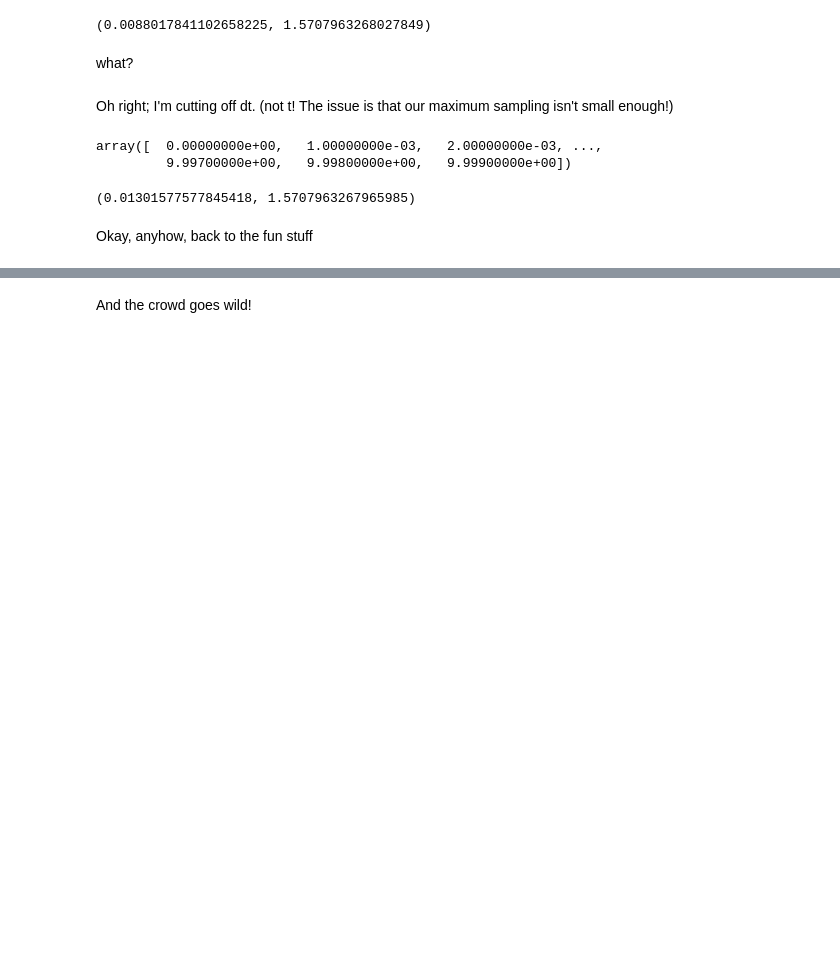
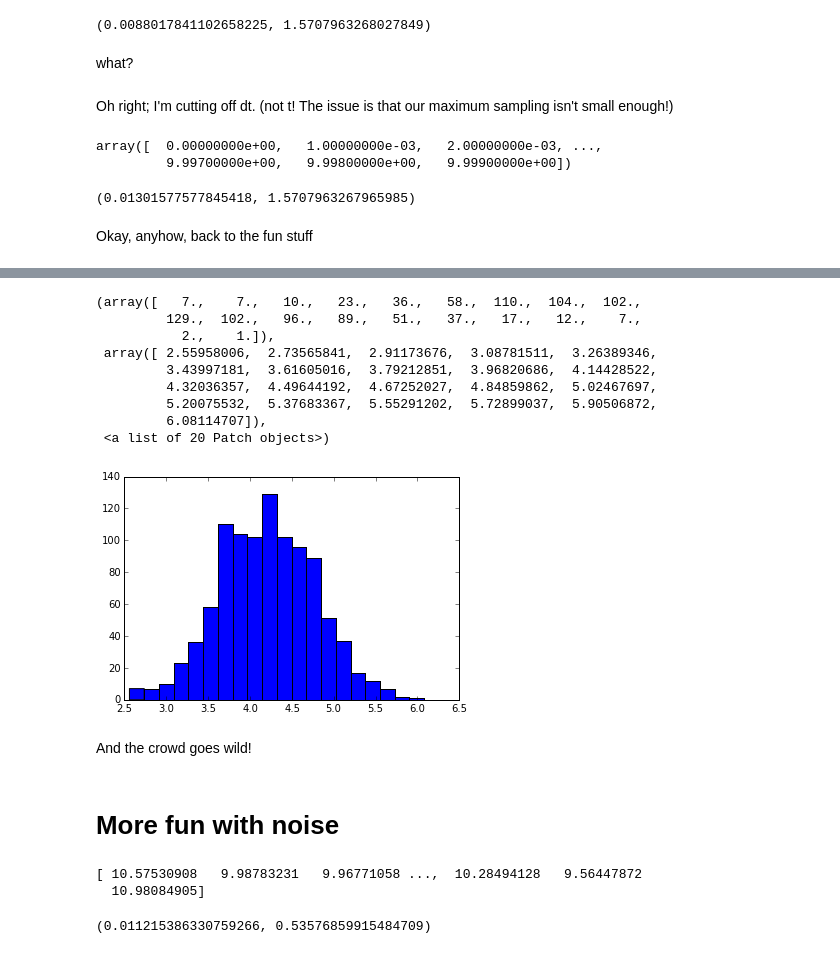
Before and after one commit to cwgreene/sound_notebook, a Jupyter notebook: Sound Wave Superposition.ipynb, the cells around one changed output, grey strips where cells are left out. Cells and saved outputs as stored; diff of their text form; code cells hidden in the pictures; blank space fills up the shorter version.

```diff
--- a/Sound Wave Superposition.ipynb
+++ b/Sound Wave Superposition.ipynb
@@ -328,2 +344,27 @@ extract_sinusoid(t, f, A*np.sin(omega*t+.10)+noise)
+# %%
+plt.hist(amps,bins=20)
+# %% [output]
+(array([   7.,    7.,   10.,   23.,   36.,   58.,  110.,  104.,  102.,
+         129.,  102.,   96.,   89.,   51.,   37.,   17.,   12.,    7.,
+           2.,    1.]),
+ array([ 2.55958006,  2.73565841,  2.91173676,  3.08781511,  3.26389346,
+         3.43997181,  3.61605016,  3.79212851,  3.96820686,  4.14428522,
+         4.32036357,  4.49644192,  4.67252027,  4.84859862,  5.02467697,
+         5.20075532,  5.37683367,  5.55291202,  5.72899037,  5.90506872,
+         6.08114707]),
+ <a list of 20 Patch objects>)
+[figure, added]
 # %% [markdown]
 And the crowd goes wild!
+# %% [markdown]
+# More fun with noise
+# %%
+A, f, phi = 4.2, 5, .10
+omega = 2*np.pi*f
+noise = np.random.normal(10,size=len(t))
+print noise
+extract_sinusoid(t, f, noise)
+# %% [output]
+[ 10.57530908   9.98783231   9.96771058 ...,  10.28494128   9.56447872
+  10.98084905]
+(0.011215386330759266, 0.53576859915484709)
```
Also changed, not shown: parts of 8 cells of this notebook.
